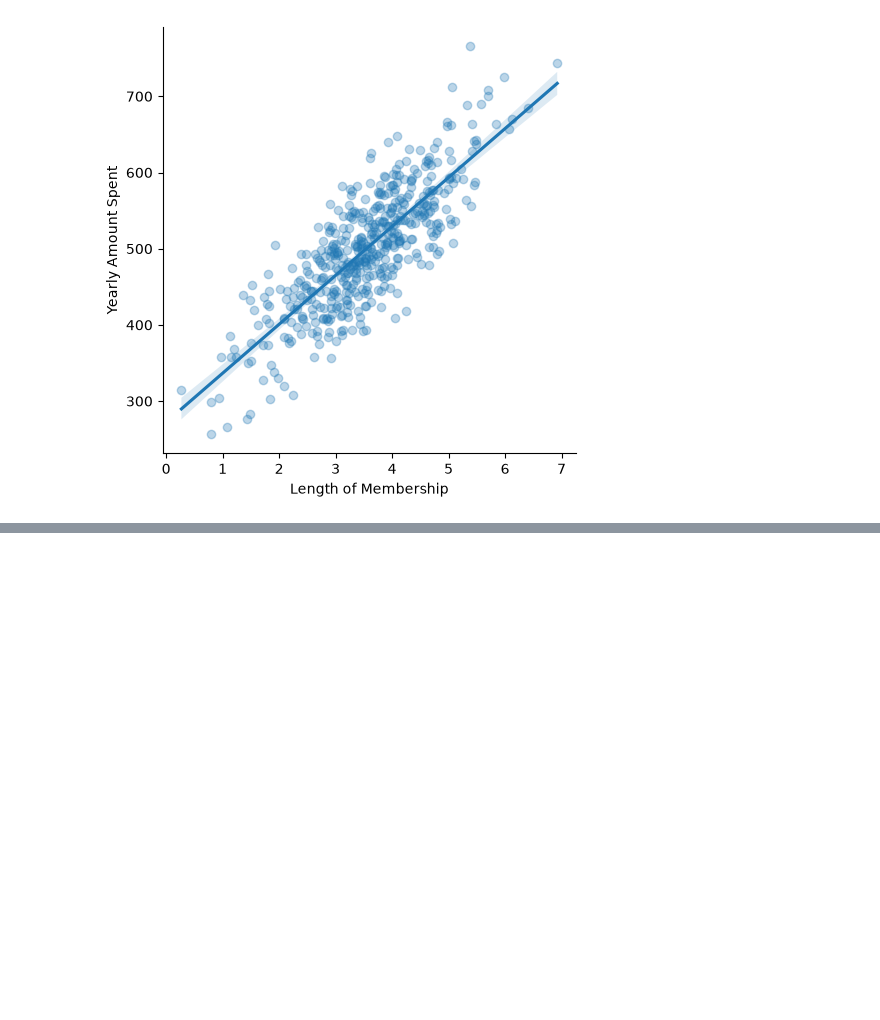
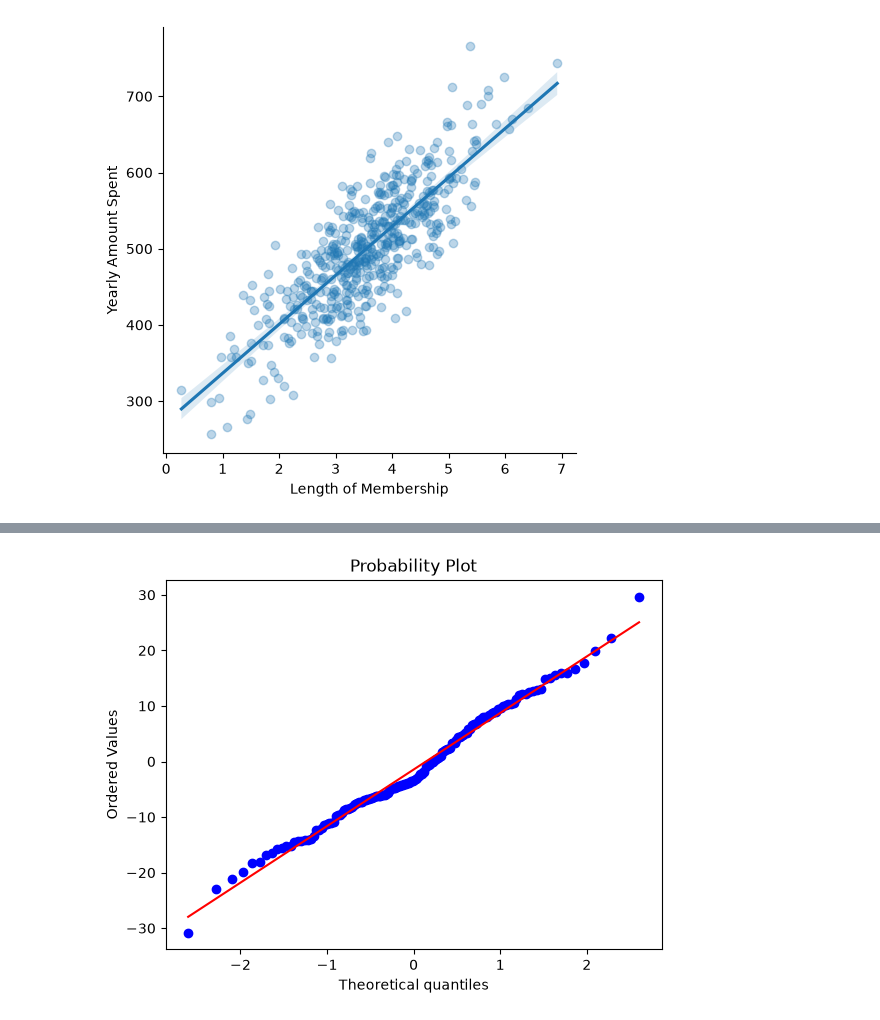
Before and after one commit to ManthanKikle/MMK-LinearRegression-Tutorial-YT, a Jupyter notebook: linearReg.ipynb, the cells around one changed output, grey strips where cells are left out. Cells and saved outputs as stored; diff of their text form; code cells hidden in the pictures; blank space fills up the shorter version.

```diff
--- a/linearReg.ipynb
+++ b/linearReg.ipynb
@@ -70,0 +152,8 @@ sns.lmplot(x = "Length of Membership",
+# %%
+import pylab
+import scipy.stats as stats
+
+stats.probplot(residuals, dist="norm", plot = pylab)
+pylab.show()
+# %% [output]
+[figure, added]
```
Also changed, not shown: parts of 18 cells of this notebook.
